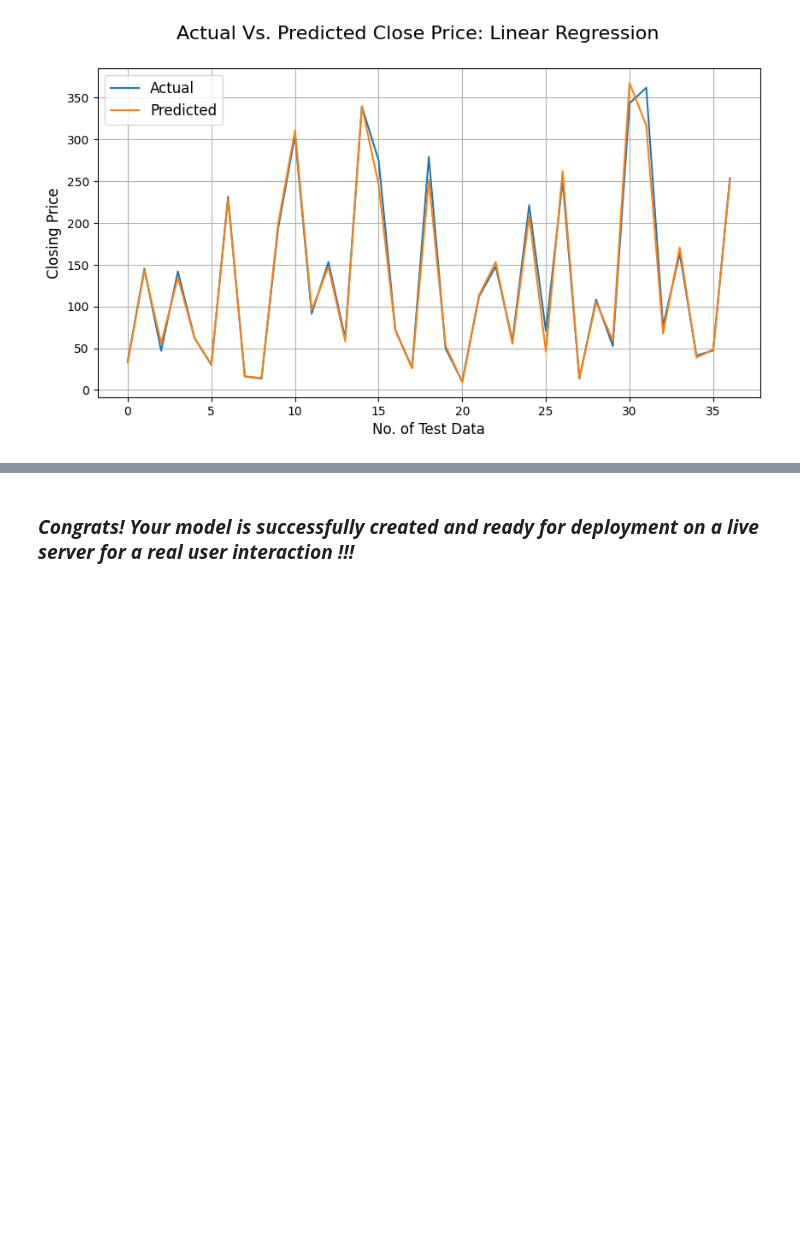
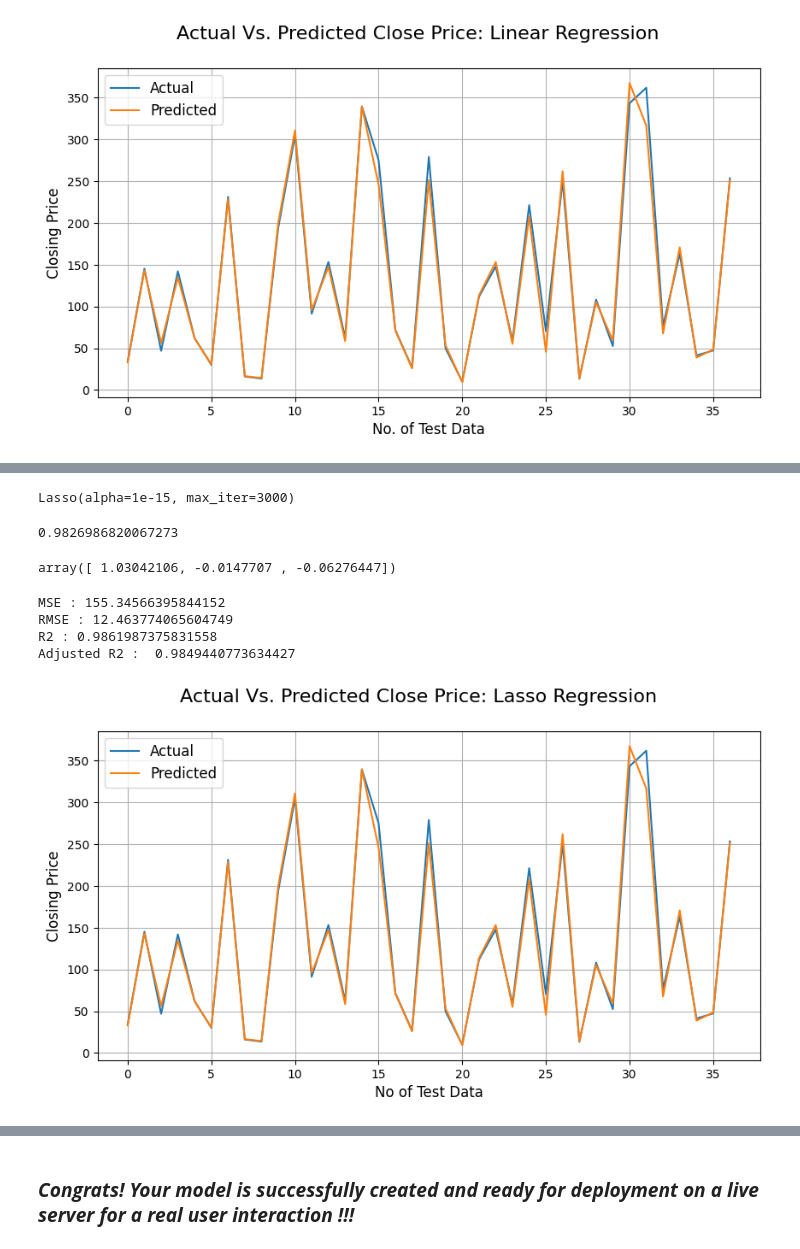
Before and after one commit to atulchune/YesBank_Stock_closing_price_prediction, a Jupyter notebook: YesBank_closing_stock_price_prediction.ipynb, the cells around one changed output, grey strips where cells are left out. Saved outputs shown, nothing was run; the diff lists cells and outputs as text; code cells hidden in the pictures; blank space fills up the shorter version.

Commit message:
Model 2 Implementation

```diff
--- a/YesBank_closing_stock_price_prediction.ipynb
+++ b/YesBank_closing_stock_price_prediction.ipynb
@@ -766,0 +711,50 @@ Answer Here.
+# %%
+#fit data into Lasso Regression
+
+from sklearn.linear_model import Lasso
+lasso  = Lasso(alpha=1e-15 , max_iter= 3000)
+
+lasso.fit(X_train, y_train)
+# %% [output]
+Lasso(alpha=1e-15, max_iter=3000)
+# %%
+#accuracy of lasso regression model
+
+lasso.score(X_train, y_train)
+# %% [output]
+0.9826986820067273
+# %%
+df_coeff['Lasso'] = lasso.coef_
+lasso.coef_
+# %% [output]
+array([ 1.03042106, -0.0147707 , -0.06276447])
+# %%
+y_pred_lasso = lasso.predict(X_test)
+# %%
+from sklearn.metrics import mean_absolute_error
+MSE  = mean_squared_error(10**(y_test), 10**(y_pred_lasso))
+print("MSE :" , MSE)
+
+RMSE = np.sqrt(MSE)
+print("RMSE :" ,RMSE)
+
+r2 = r2_score(10**(y_test), 10**(y_pred_lasso))
+print("R2 :" ,r2)
+print("Adjusted R2 : ",1-(1-r2_score(10**(y_test), 10**(y_pred_lasso)))*((X_test.shape[0]-1)/(X_test.shape[0]-X_test.shape[1]-1)))
+# %% [output]
+MSE : 155.34566395844152
+RMSE : 12.463774065604749
+R2 : 0.9861987375831558
+Adjusted R2 :  0.9849440773634427
+# %%
+# Actual Price vs. Predicted Price for Lasso Regression Plotting
+plt.figure(figsize=(10,5))
+plt.plot(10**(np.array(y_test)))
+plt.plot(10**(y_pred_lasso))
+plt.suptitle('Actual Vs. Predicted Close Price: Lasso Regression', fontsize=16)
+plt.legend(['Actual','Predicted'], fontsize=12)
+plt.xlabel('No of Test Data', fontsize=12)
+plt.ylabel('Closing Price', fontsize=12)
+plt.grid()
+# %% [output]
+[figure, added]
```
Also changed, not shown: parts of 68 cells of this notebook.
